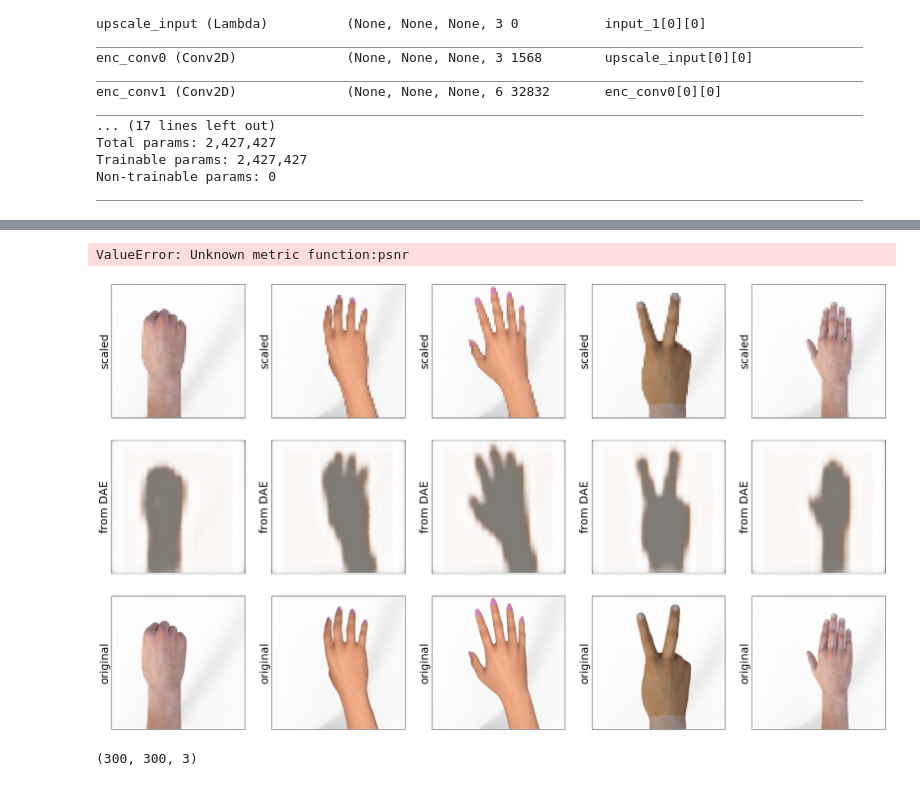
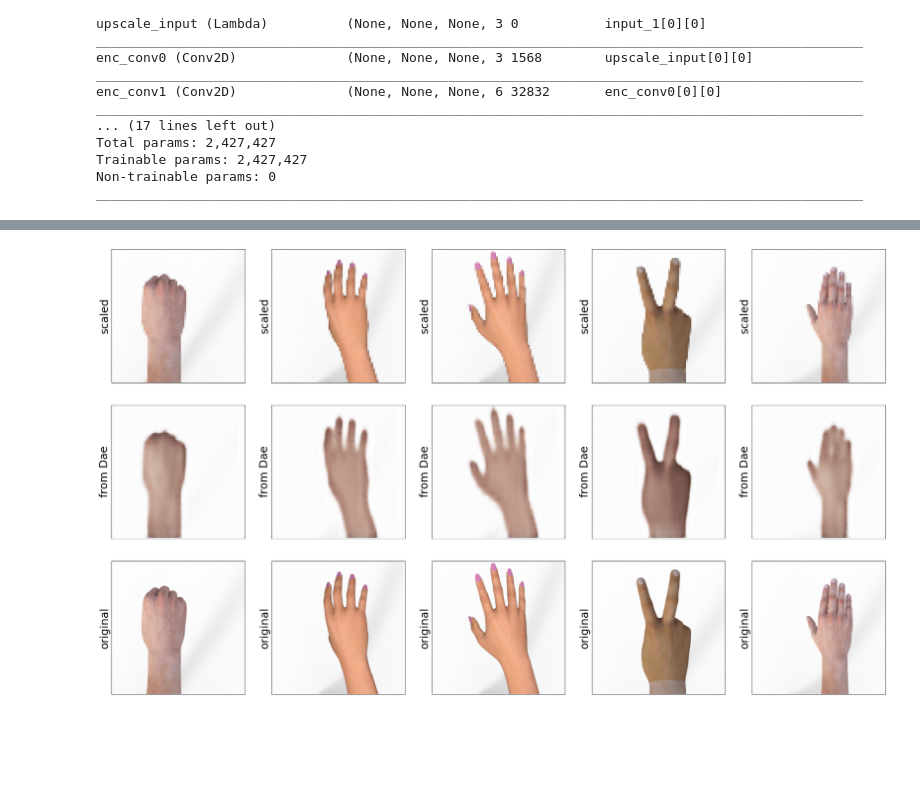
Before and after one commit to saahiluppal/image_super_resolution, a Jupyter notebook: super_res.ipynb, the cells around one changed output, grey strips where cells are left out. Saved outputs shown, nothing was run; the diff lists cells and outputs as text; code cells hidden in the pictures; blank space fills up the shorter version.

```diff
--- a/super_res.ipynb
+++ b/super_res.ipynb
@@ -7,7 +7,7 @@ import functools
 import math
 # %%
 seed = 42
-batch_size = 64
+batch_size = 32
 num_epochs = 100
 scale_factor = 4
 # %%
@@ -236,12 +211,12 @@ psnr_metric = functools.partial(tf.image.psnr, max_val=1.)
 psnr_metric.__name__ = 'psnr'
 
 callbacks = [
-    tf.keras.callbacks.EarlyStopping(patience=7, restore_best_weights=True),
+    tf.keras.callbacks.EarlyStopping(patience=5, monitor='val_loss', restore_best_weights=True),
     tf.keras.callbacks.TensorBoard(log_dir='./graph'),
 ]
 
-optimizer = tf.optimizers.Adam(learning_rate=1e-4)
-autoencoder.compile(optimizer=optimizer, loss='mae', metrics=[psnr_metric, 'accuracy'])
+optimizer = tf.keras.optimizers.Adam(learning_rate=1e-4)
+autoencoder.compile(optimizer=optimizer, loss='mae', metrics=[psnr_metric])
 
 autoencoder.fit(train_hands_dataset, epochs=num_epochs, steps_per_epoch=train_steps_per_epoch,
                validation_data=val_hands_dataset, validation_steps=val_steps_per_epoch,
@@ -254,5 +242,0 @@ KeyboardInterrupt:
-# %%
-#autoencoder.save('dae_model.h5')
-autoencoder = tf.keras.models.load_model('humble.h5')
-# %% [output]
-ValueError: Unknown metric function:psnr
@@ -265,15 +245,10 @@ model = tf.keras.models.load_model('humble2.h5', custom_objects={'psnr':psnr_met
 # %%
-val_img_pred = model.predict(val_images_input)
+val_images_pred = autoencoder.predict(val_images_input)
 # %%
 figure = plot_image_grid(
-    [val_images_input.numpy(), val_img_pred, val_images_target.numpy()],
-    titles=['scaled', 'from DAE', 'original'], transpose=True
+    [val_images_input.numpy(), val_images_pred, val_images_target.numpy()],
+    titles=['scaled', 'from Dae', 'original'], transpose=True
 )
-
 figure.show()
 # %% [output]
-[figure, old version]
+[figure, new version]
-# %%
-val_img_pred[0].shape
-# %% [output]
-(300, 300, 3)
```
Also changed, not shown: parts of 13 cells of this notebook.
